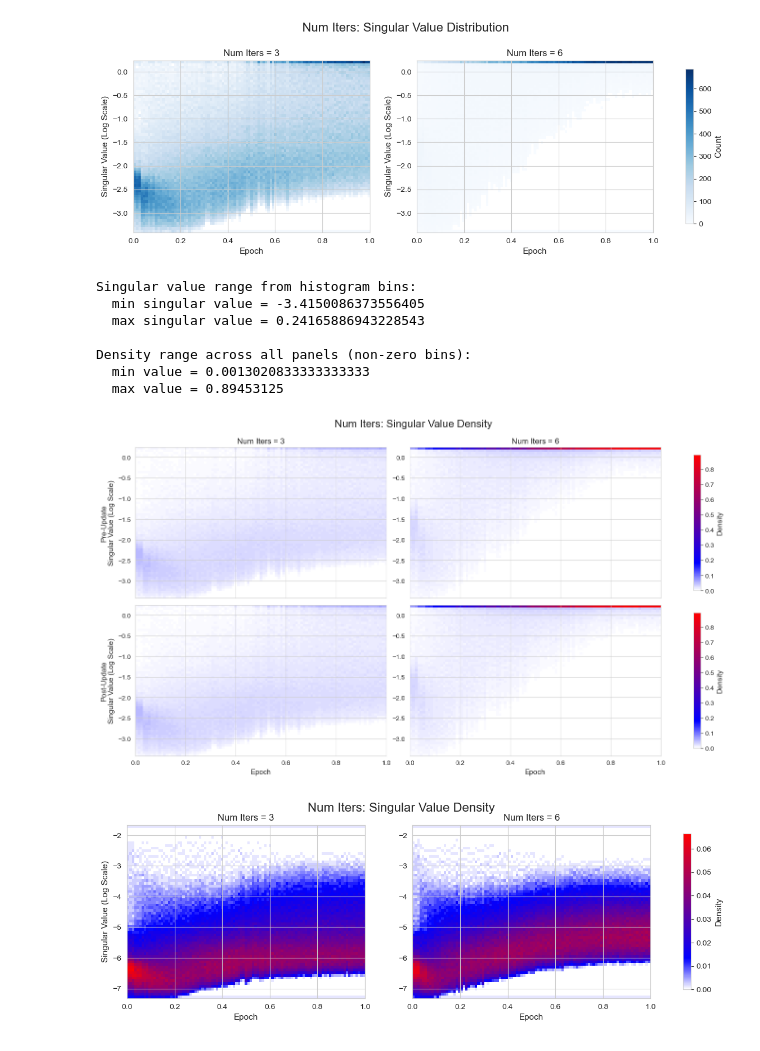
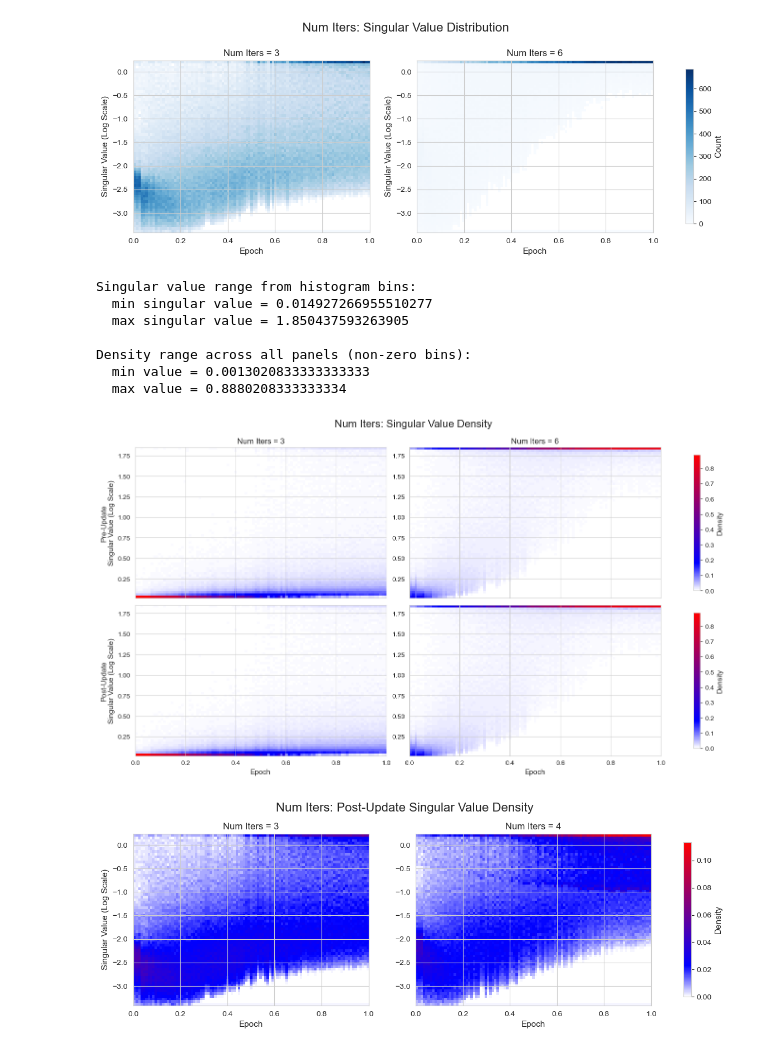
Before and after one commit to nraultwang/cs182-project, a Jupyter notebook: plotting/analyze-data.ipynb, the cells around one changed output. Cells and saved outputs as stored; diff of their text form; code cells hidden in the pictures.

Commit message:
Update Plots, Add Data

```diff
--- a/plotting/analyze-data.ipynb
+++ b/plotting/analyze-data.ipynb
@@ -895,7 +895,7 @@ Density Range Across Both Panels:
 [figure]
 # %%
 df = load_sweep_data("j7qzf95f", manifest)
-df["step_norm"] = df["_step"] / df["_step"].max()
+df["step_norm"] = df["_step"] / 243
 for val in df['config_optimizer_params.args.polar_cushion'].unique():
     print(val)
 for col in df.columns:
@@ -1373,8 +1373,8 @@ def plot_svd_cushion_heatmaps(
 # %%
 plot_svd_cushion_heatmaps(
     df,
-    svd_col_top="svd_log/post_update/layer11/stacked",
-    svd_col_bottom="svd_log/post_update/layer11/stacked",
+    svd_col_top="svd/post_update/layer11/stacked",
+    svd_col_bottom="svd/post_update/layer11/stacked",
     cushion_col="config_optimizer_params.args.polar_num_iters",  # grouping key
     cushion_vals=["[3]", "[6]"],                                 # 3 vs 6 iters
     title_list=["Num Iters = 3", "Num Iters = 6"],
@@ -1385,13 +1385,13 @@ plot_svd_cushion_heatmaps(
 )
 # %% [output]
 Singular value range from histogram bins:
-  min singular value = -3.4150086373556405
-  max singular value = 0.24165886943228543
+  min singular value = 0.014927266955510277
+  max singular value = 1.850437593263905
 
 Density range across all panels (non-zero bins):
   min value = 0.0013020833333333333
-  max value = 0.89453125
+  max value = 0.8880208333333334
-[figure, old version]
+[figure, new version]
 # %%
 import ast
 import numpy as np
@@ -1525,28 +1525,28 @@ def plot_svd_cushion_heatmaps(
         cbar_top.set_label(cbar_label, fontsize=11)
 
     fig.suptitle(
-        "Num Iters: Singular Value " + ("Density" if use_density else "Distribution"),
+        "Num Iters: Post-Update Singular Value " + ("Density" if use_density else "Distribution"),
         x=0.45,
-        y=0.98,
+        y=1.02,
         fontsize=16,
     )
 
     if save_plot:
-        plt.savefig("./plots/num_iters_svd_pre.jpg", bbox_inches="tight")
+        plt.savefig("./plots/num_iters_svd_pre_3_4.jpg", bbox_inches="tight")
 
     plt.show()
 # %%
 plot_svd_cushion_heatmaps(
     df,
-    svd_col_top="svd_log/pre_update/layer11/stacked",
+    svd_col_top="svd_log/post_update/layer11/stacked",
     # svd_col_bottom="svd_log/post_update/layer11/stacked",
     cushion_col="config_optimizer_params.args.polar_num_iters",  # grouping key
-    cushion_vals=["[3]", "[6]"],                                 # 3 vs 6 iters
-    title_list=["Num Iters = 3", "Num Iters = 6"],
+    cushion_vals=["[3]", "[4]"],                                 # 3 vs 6 iters
+    title_list=["Num Iters = 3", "Num Iters = 4"],
     log_counts=False,     # or True for log(1 + density)
     use_density=True,     # <<< this is the new part
     figsize=(15, 4),
     save_plot=True,
 )
 # %% [output]
-[figure, old version]
+[figure, new version]
```
Also changed, not shown: parts of 2 cells of this notebook, 36 other files.
